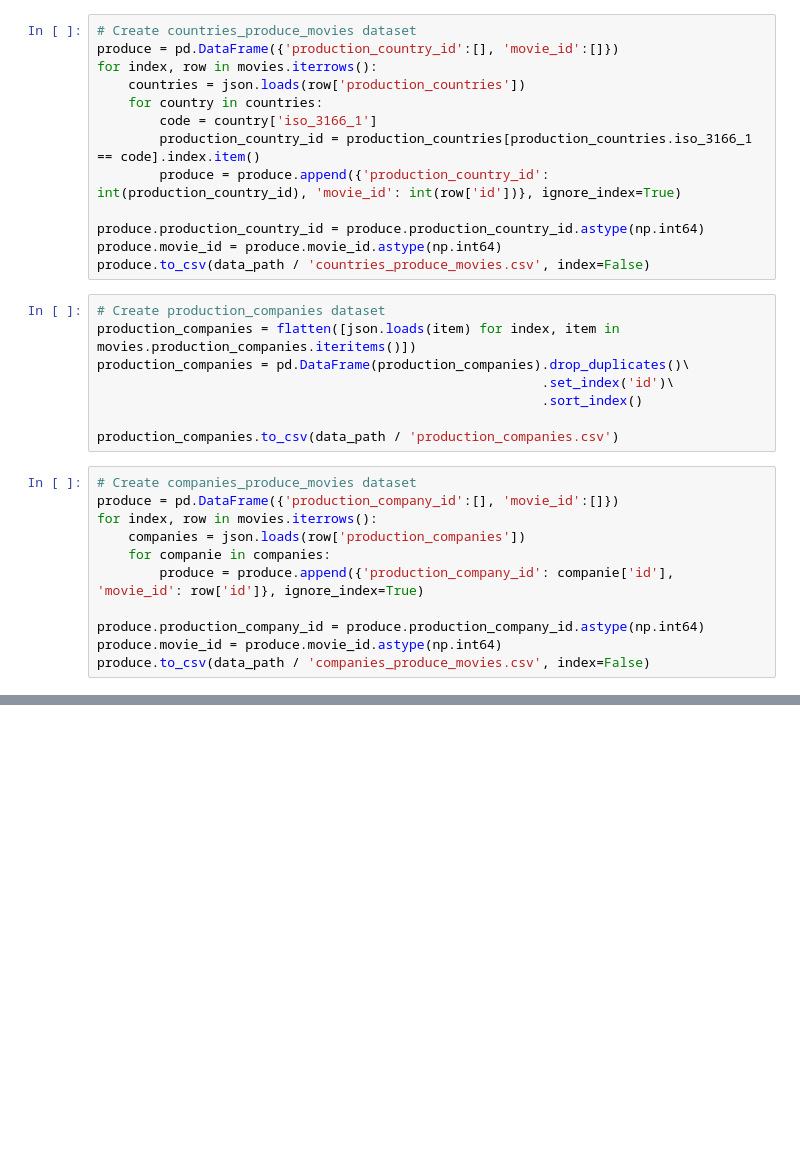
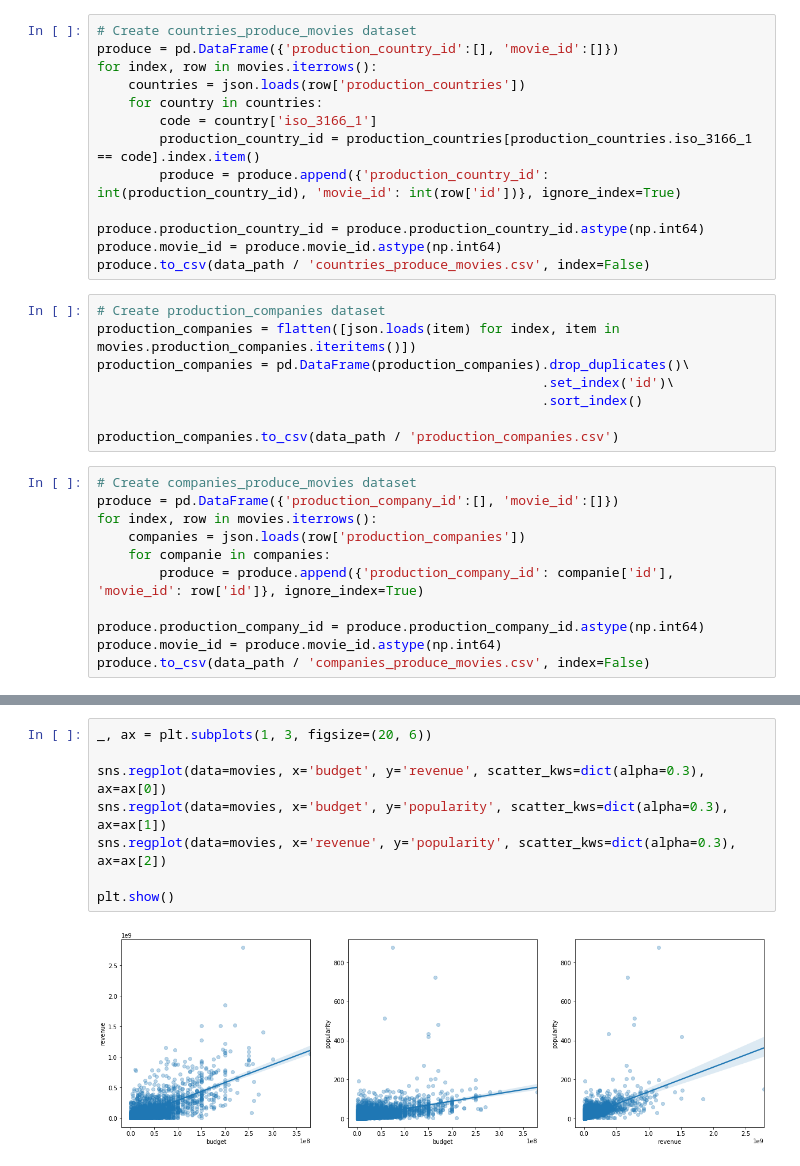
Before and after one commit to MDESSE/IGR204-Data_Visualisation, a Jupyter notebook: python/notebook/exploration.ipynb, the cells around one changed output, grey strips where cells are left out. Cells and saved outputs as stored; diff of their text form; blank space fills up the shorter version.

Commit message:
added simple regplots to python/notebook/exploration.ipynb

```diff
--- a/python/notebook/exploration.ipynb
+++ b/python/notebook/exploration.ipynb
@@ -80,0 +112,10 @@ actors.shape
+# %%
+_, ax = plt.subplots(1, 3, figsize=(20, 6))
+
+sns.regplot(data=movies, x='budget', y='revenue', scatter_kws=dict(alpha=0.3), ax=ax[0])
+sns.regplot(data=movies, x='budget', y='popularity', scatter_kws=dict(alpha=0.3), ax=ax[1])
+sns.regplot(data=movies, x='revenue', y='popularity', scatter_kws=dict(alpha=0.3), ax=ax[2])
+
+plt.show()
+# %% [output]
+[figure, added]
```
Also changed, not shown: parts of 7 cells of this notebook, 3 other files.
